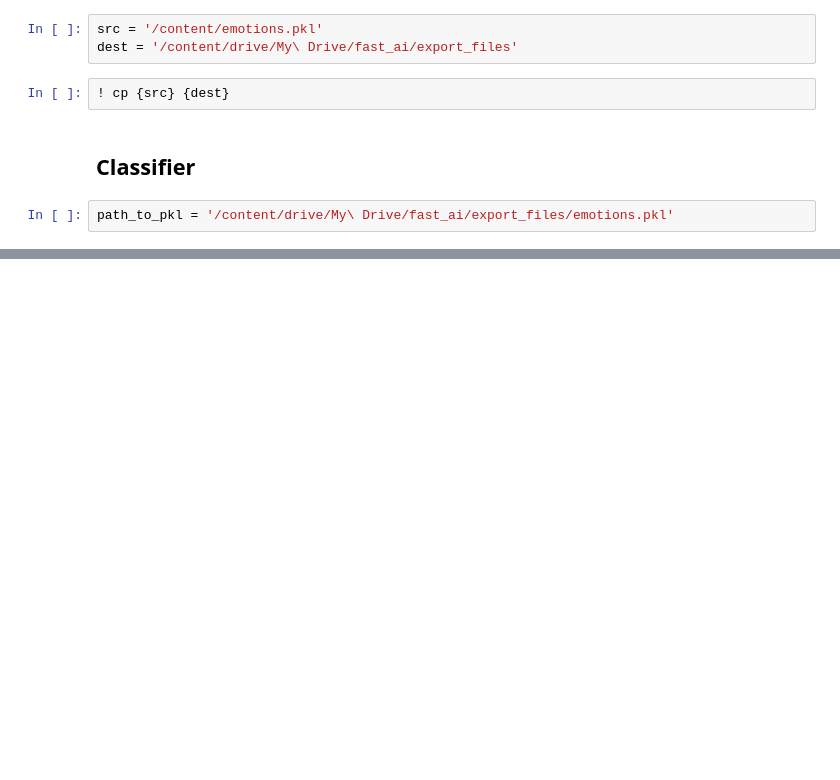
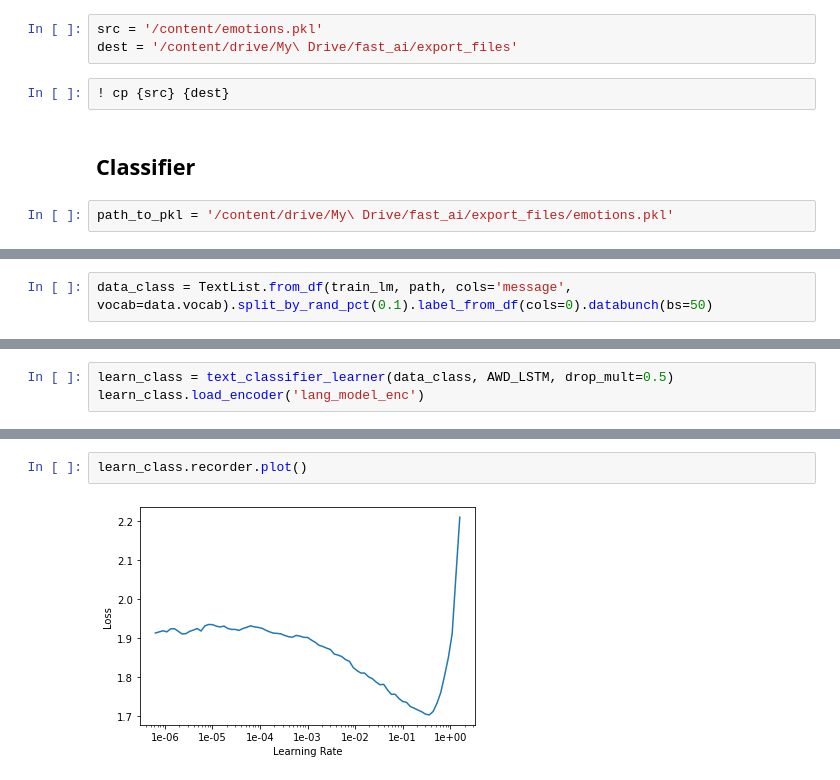
Before and after one commit to Achilles107/emotion-recognition, a Jupyter notebook: emotion_detection.ipynb, the cells around one changed output, grey strips where cells are left out. Drawn from its saved outputs; the diff is of its cells as text; blank space fills up the shorter version.

Commit message:
classifier created

```diff
--- a/emotion_detection.ipynb
+++ b/emotion_detection.ipynb
@@ -195,0 +211,2 @@ path_to_pkl = '/content/drive/My\ Drive/fast_ai/export_files/emotions.pkl'
+# %%
+data_class = TextList.from_df(train_lm, path, cols='message', vocab=data.vocab).split_by_rand_pct(0.1).label_from_df(cols=0).databunch(bs=50)
@@ -195,0 +220,3 @@ path_to_pkl = '/content/drive/My\ Drive/fast_ai/export_files/emotions.pkl'
+# %%
+learn_class = text_classifier_learner(data_class, AWD_LSTM, drop_mult=0.5)
+learn_class.load_encoder('lang_model_enc')
@@ -195,0 +248,4 @@ path_to_pkl = '/content/drive/My\ Drive/fast_ai/export_files/emotions.pkl'
+# %%
+learn_class.recorder.plot()
+# %% [output]
+[figure, added]
```
Also changed, not shown: parts of 18 cells of this notebook.
